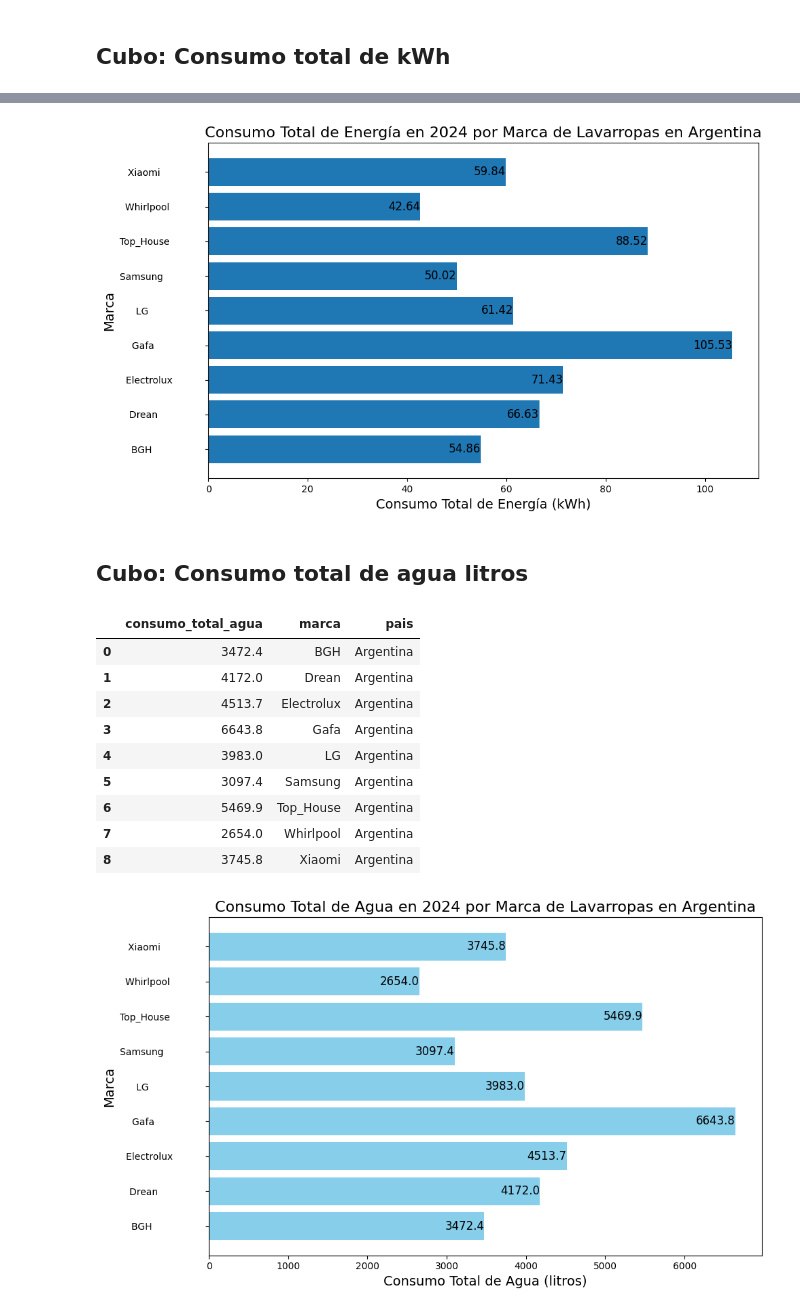
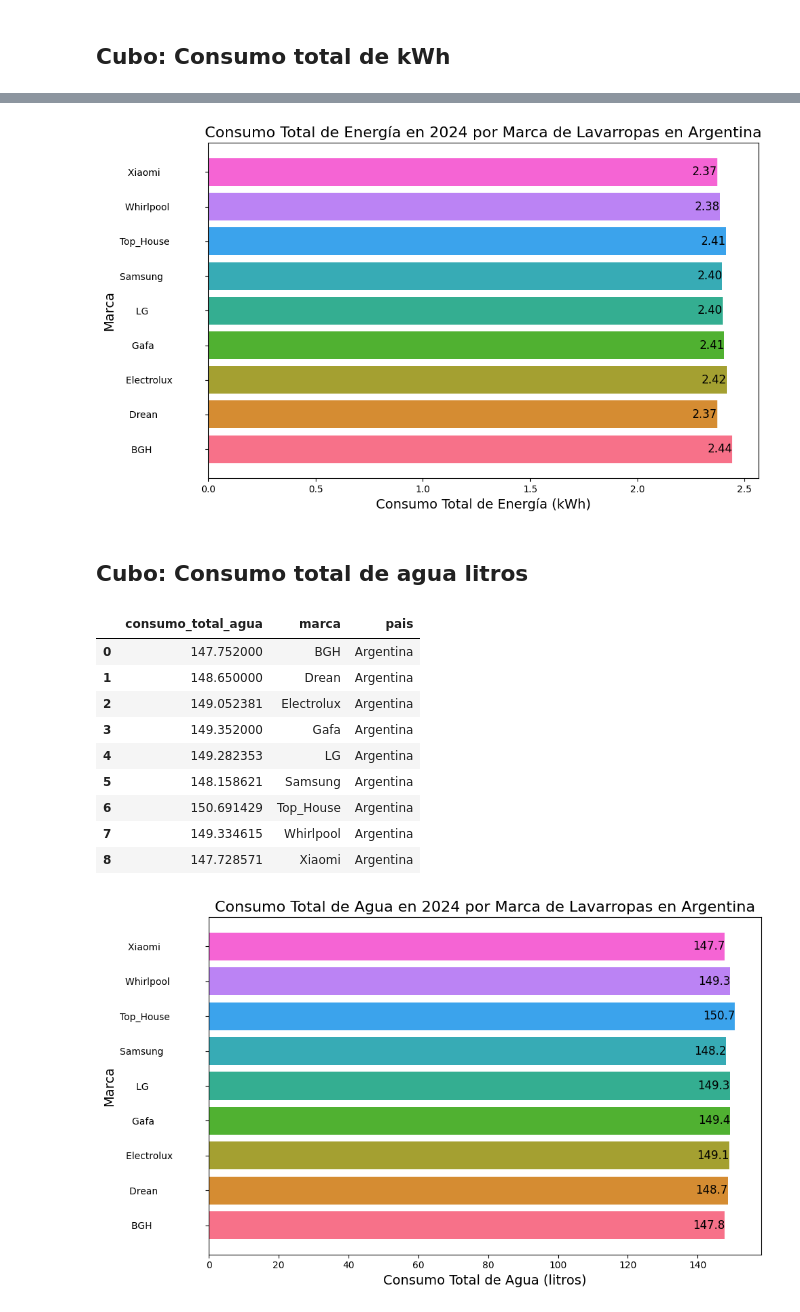
Before and after one commit to Elias-C0/TP_final_Base_Datos_MultidimensionaL, a Jupyter notebook: DataWarehouse/ETL.ipynb, the cells around one changed output, grey strips where cells are left out. Saved outputs shown, nothing was run; the diff lists cells and outputs as text; code cells hidden in the pictures.

Commit message:
correccion consultas cubo

```diff
--- a/DataWarehouse/ETL.ipynb
+++ b/DataWarehouse/ETL.ipynb
@@ -197,12 +206,13 @@ plt.show()
 ## Cubo: Consumo total de kWh
 # %%
 # Consumo total de energia en 2024 por marca de lavarropas en Argentina.
-query = """ SELECT SUM(consumo_total_energia_kwh) as Consumo_total_energia, marca.marca as Marca, ubicacion.pais as Pais
+query = """ SELECT AVG(consumo_total_energia_kwh) as Consumo_total_energia, marca.marca as Marca, ubicacion.pais as Pais
 FROM registro_lavado
 JOIN Marca ON registro_lavado.id_marca = Marca.id_marca
 JOIN Ubicacion ON registro_lavado.id_ubicacion = Ubicacion.id_ubicacion
 WHERE anio = 2024 and pais = 'Argentina'
 GROUP BY Marca, Pais ; """
+
 consulta_2 = pd.read_sql(query, engine)
 consulta_2
 # %% [output]
@@ -219,7 +229,10 @@ consulta_2
 # %%
 plt.figure(figsize=(10, 6))
 
-plt.barh(consulta_2['marca'], consulta_2['consumo_total_energia'])
+# Asignar colores a cada barra usando una paleta de colores de seaborn
+colores_barras = sns.color_palette("husl", len(consulta_2))
+
+plt.barh(consulta_2['marca'], consulta_2['consumo_total_energia'], color=colores_barras)
 plt.xlabel('Consumo Total de Energía (kWh)', fontsize=14)
 plt.ylabel('Marca', fontsize=14)
 plt.title('Consumo Total de Energía en 2024 por Marca de Lavarropas en Argentina', fontsize=16)
@@ -231,45 +244,46 @@ plt.tight_layout()
 plt.savefig('./graficos/consumo_energia_por_marca.png', format='png', transparent=True, dpi=300) #guardamos sin fondo
 plt.show()
 # %% [output]
-[figure, old version]
+[figure, new version]
 # %% [markdown]
 ## Cubo: Consumo total de agua litros
 # %%
 # Consumo total de agua en 2024 por marcas de lavarropas en Argentina.
-query = """ SELECT SUM(consumo_total_agua_l) as Consumo_total_agua, marca.marca as Marca, ubicacion.pais as Pais
+query = """ SELECT AVG(consumo_total_agua_l) as Consumo_total_agua, marca.marca as Marca, ubicacion.pais as Pais
 FROM registro_lavado
 JOIN Marca ON registro_lavado.id_marca = Marca.id_marca
 JOIN Ubicacion ON registro_lavado.id_ubicacion = Ubicacion.id_ubicacion
 WHERE anio = 2024 and pais = 'Argentina'
 GROUP BY Marca, Pais ; """
+
 consulta_3 = pd.read_sql(query, engine)
 consulta_3
 # %% [output]
 |  | consumo_total_agua | marca | pais |
-| 0 | 3472.4 | BGH | Argentina |
-| 1 | 4172.0 | Drean | Argentina |
-| 2 | 4513.7 | Electrolux | Argentina |
-| 3 | 6643.8 | Gafa | Argentina |
-| 4 | 3983.0 | LG | Argentina |
-| 5 | 3097.4 | Samsung | Argentina |
-| 6 | 5469.9 | Top_House | Argentina |
-| 7 | 2654.0 | Whirlpool | Argentina |
-| 8 | 3745.8 | Xiaomi | Argentina |
+| 0 | 147.752000 | BGH | Argentina |
+| 1 | 148.650000 | Drean | Argentina |
+| 2 | 149.052381 | Electrolux | Argentina |
+| 3 | 149.352000 | Gafa | Argentina |
+| 4 | 149.282353 | LG | Argentina |
+| 5 | 148.158621 | Samsung | Argentina |
+| 6 | 150.691429 | Top_House | Argentina |
+| 7 | 149.334615 | Whirlpool | Argentina |
+| 8 | 147.728571 | Xiaomi | Argentina |
 # %%
 plt.figure(figsize=(10, 6))
-plt.barh(consulta_3['marca'], consulta_3['consumo_total_agua'], color='skyblue')
+plt.barh(consulta_3['marca'], consulta_3['consumo_total_agua'], color=colores_barras)
 
 # Añadir etiquetas y título con tamaños de fuente personalizados
 plt.xlabel('Consumo Total de Agua (litros)', fontsize=14)
 plt.ylabel('Marca', fontsize=14)
 plt.title('Consumo Total de Agua en 2024 por Marca de Lavarropas en Argentina', fontsize=16)
 
 # Añadir el valor de cada barra al final de la barra
 for index, value in enumerate(consulta_3['consumo_total_agua']):
     plt.text(value, index, f'{value:.1f}', ha='right', va='center', fontsize=12)
 plt.tight_layout()  # Ajustar el espaciado para que no se corte nada
 
 plt.savefig('./graficos/consumo_agua_por_marca.png', format='png', transparent=True, dpi=300)
 plt.show()
 # %% [output]
-[figure, old version]
+[figure, new version]
```
Also changed, not shown: parts of 17 cells of this notebook.
